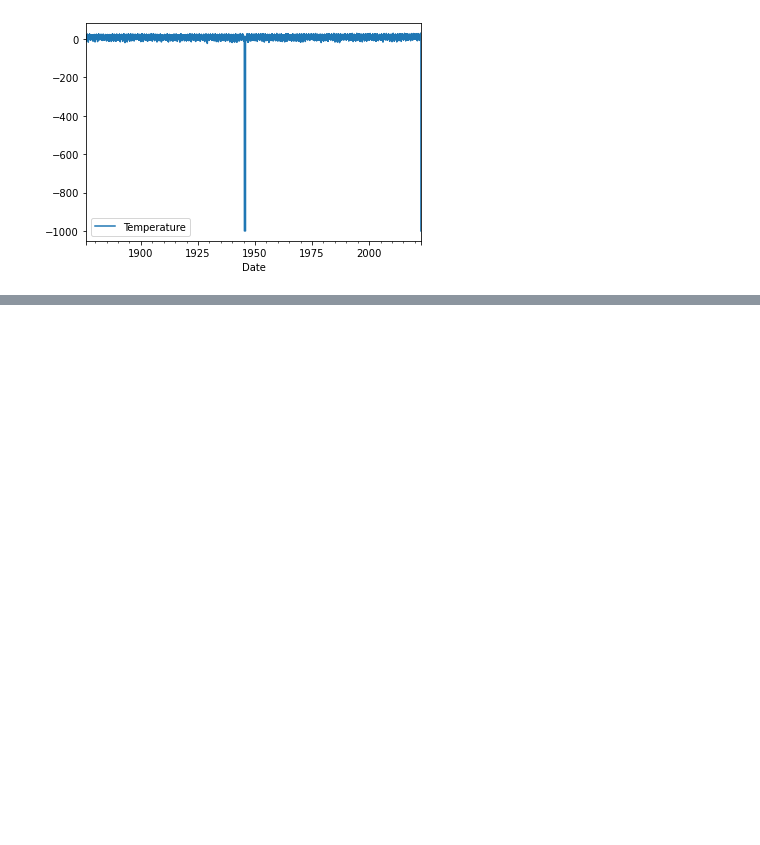
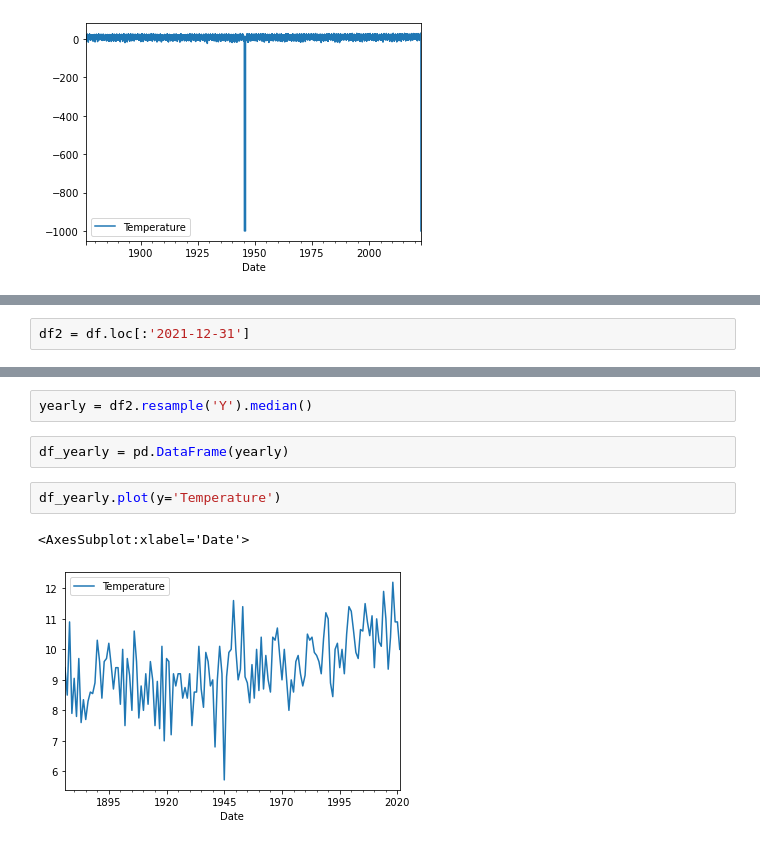
Before and after one commit to Melvin2306/code-lu-data-science, a Jupyter notebook: tasks/2.1 Climate Stripes.ipynb, the cells around one changed output, grey strips where cells are left out. Drawn from its saved outputs; the diff is of its cells as text; blank space fills up the shorter version.

```diff
--- a/tasks/2.1 Climate Stripes.ipynb
+++ b/tasks/2.1 Climate Stripes.ipynb
@@ -149,0 +164,2 @@ df.plot(y='Temperature')
+# %%
+df2 = df.loc[:'2021-12-31']
@@ -149,0 +185,9 @@ df.plot(y='Temperature')
+# %%
+yearly = df2.resample('Y').median()
+# %%
+df_yearly = pd.DataFrame(yearly)
+# %%
+df_yearly.plot(y='Temperature')
+# %% [output]
+<AxesSubplot:xlabel='Date'>
+[figure, added]
```
Also changed, not shown: parts of 10 cells of this notebook.
